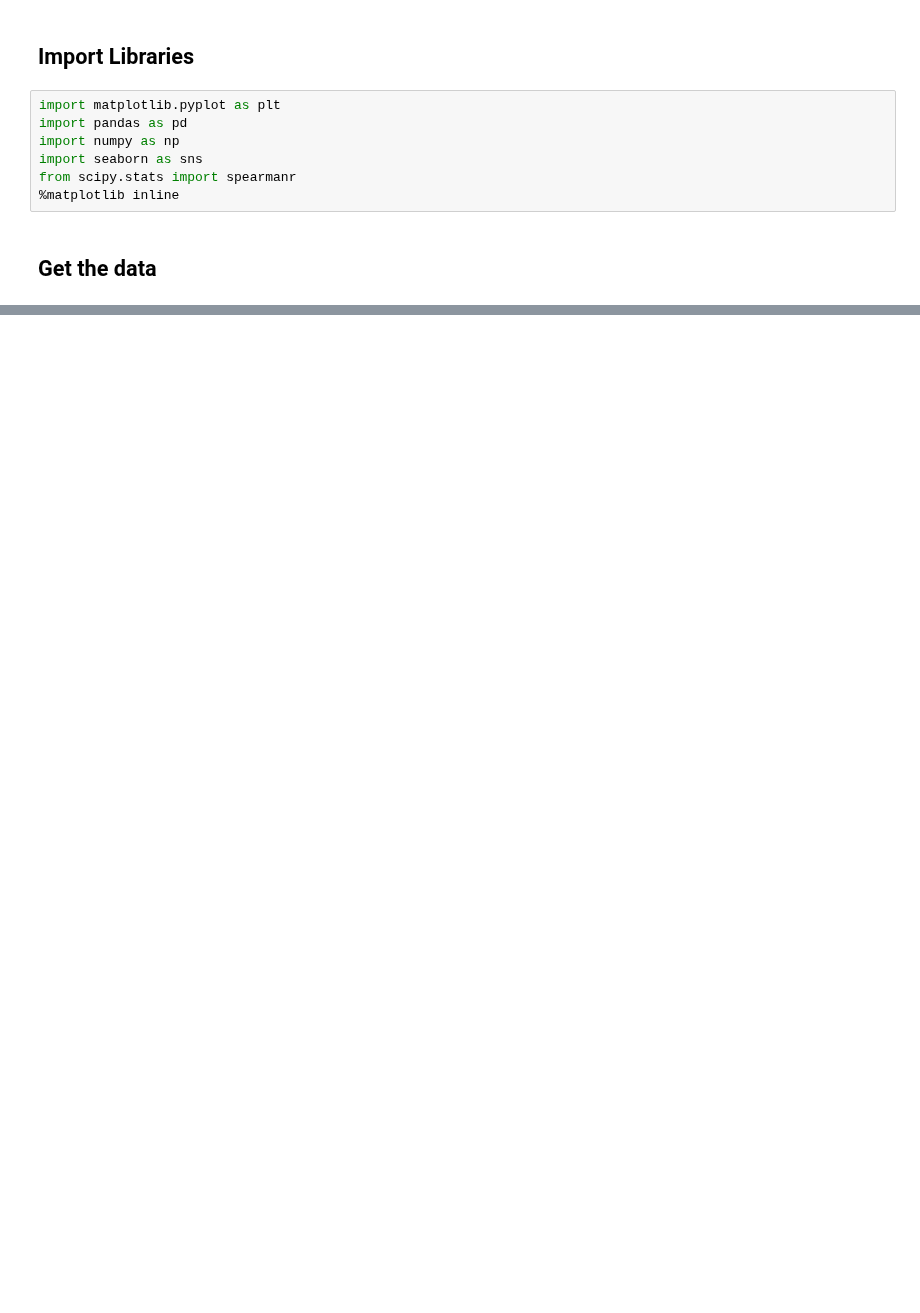
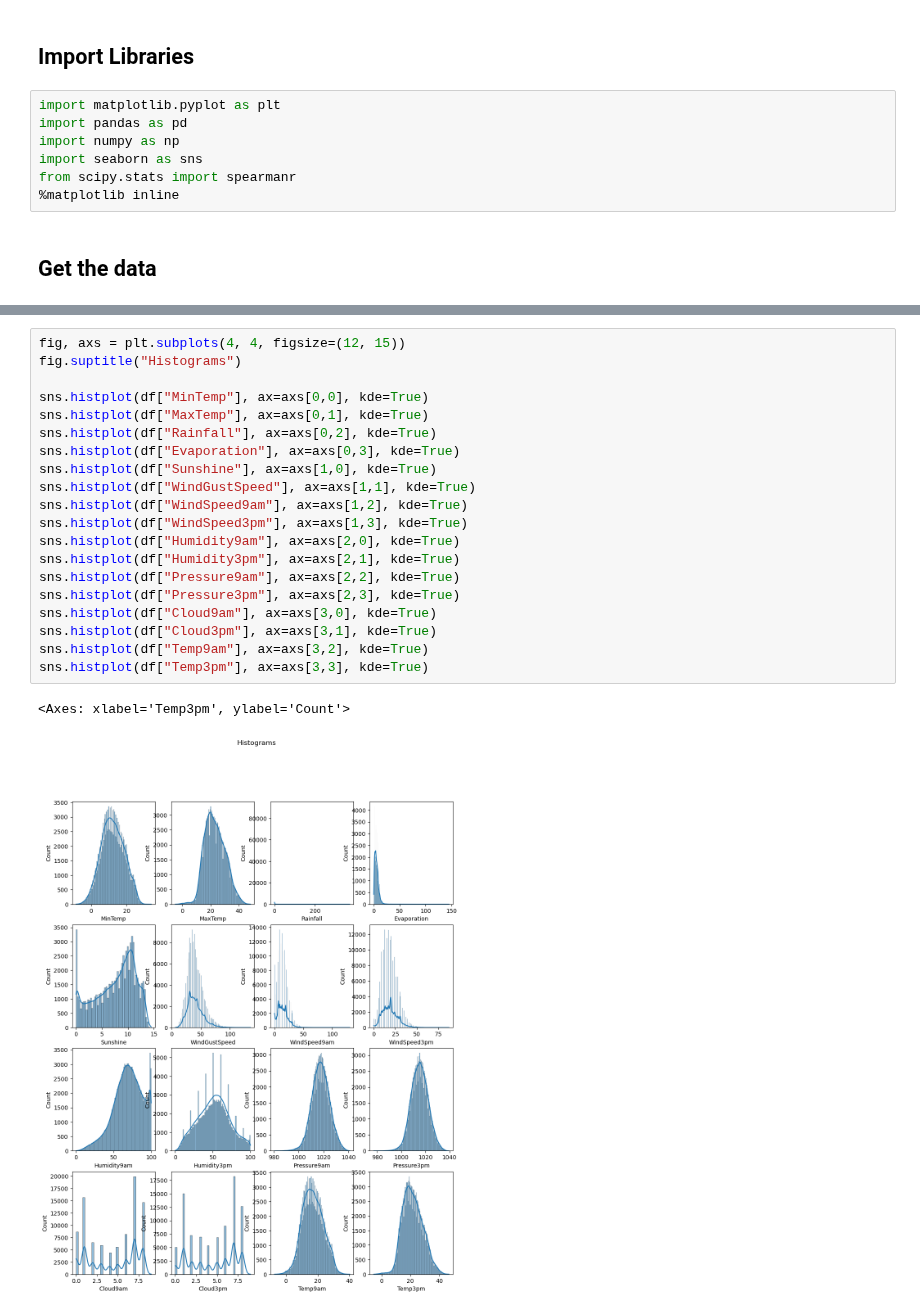
Before and after one commit to goncalobraga27/DAA, a Jupyter notebook: src/parte1/data_exploration.ipynb, the cells around one changed output, grey strips where cells are left out. Drawn from its saved outputs; the diff is of its cells as text; blank space fills up the shorter version.

```diff
--- a/src/parte1/data_exploration.ipynb
+++ b/src/parte1/data_exploration.ipynb
@@ -91 +103,24 @@ satisfaction                           0
 dtype: int64
+# %%
+fig, axs = plt.subplots(4, 4, figsize=(12, 15))
+fig.suptitle("Histograms")
+
+sns.histplot(df["MinTemp"], ax=axs[0,0], kde=True)
+sns.histplot(df["MaxTemp"], ax=axs[0,1], kde=True)
+sns.histplot(df["Rainfall"], ax=axs[0,2], kde=True)
+sns.histplot(df["Evaporation"], ax=axs[0,3], kde=True)
+sns.histplot(df["Sunshine"], ax=axs[1,0], kde=True)
+sns.histplot(df["WindGustSpeed"], ax=axs[1,1], kde=True)
+sns.histplot(df["WindSpeed9am"], ax=axs[1,2], kde=True)
+sns.histplot(df["WindSpeed3pm"], ax=axs[1,3], kde=True)
+sns.histplot(df["Humidity9am"], ax=axs[2,0], kde=True)
+sns.histplot(df["Humidity3pm"], ax=axs[2,1], kde=True)
+sns.histplot(df["Pressure9am"], ax=axs[2,2], kde=True)
+sns.histplot(df["Pressure3pm"], ax=axs[2,3], kde=True)
+sns.histplot(df["Cloud9am"], ax=axs[3,0], kde=True)
+sns.histplot(df["Cloud3pm"], ax=axs[3,1], kde=True)
+sns.histplot(df["Temp9am"], ax=axs[3,2], kde=True)
+sns.histplot(df["Temp3pm"], ax=axs[3,3], kde=True)
+# %% [output]
+<Axes: xlabel='Temp3pm', ylabel='Count'>
+[figure, added]
```
Also changed, not shown: parts of 21 cells of this notebook, 7 other files.
